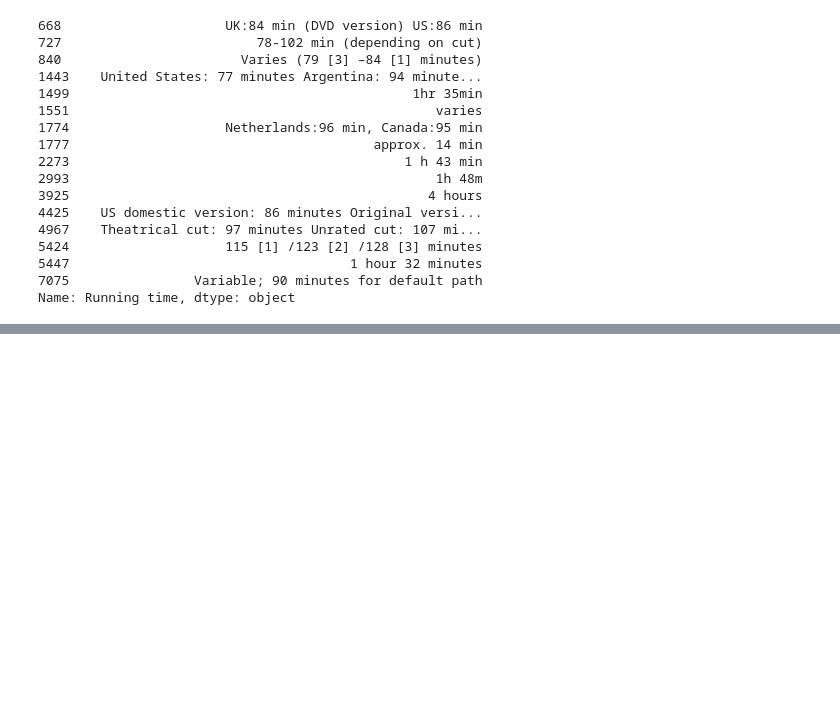
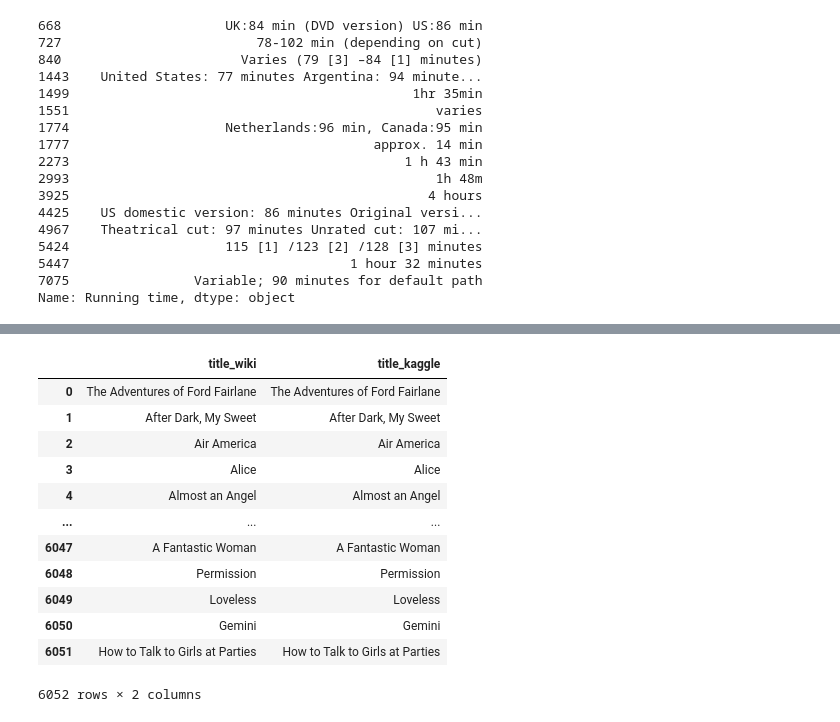
Before and after one commit to vrynerson/Movies-ETL, a Jupyter notebook: Movies ETL.ipynb, the cells around one changed output, grey strips where cells are left out. Cells and saved outputs as stored; diff of their text form; code cells hidden in the pictures; blank space fills up the shorter version.

```diff
--- a/Movies ETL.ipynb
+++ b/Movies ETL.ipynb
@@ -665,0 +739,8 @@ wiki_movies_df.drop('Running time', axis=1, inplace=True)
+# %%
+#convert data types for popularity, ID, budget using to_numeric()
+kaggle_metadata['budget'] = kaggle_metadata['budget'].astype(int)
+kaggle_metadata['id'] = pd.to_numeric(kaggle_metadata['id'], errors='raise')
+kaggle_metadata['popularity'] = pd.to_numeric(kaggle_metadata['popularity'], errors='raise')
+# %%
+#convert data type for release date
+kaggle_metadata['release_date'] = pd.to_datetime(kaggle_metadata['release_date'])
@@ -665,0 +796,3 @@ wiki_movies_df.drop('Running time', axis=1, inplace=True)
+# %%
+# join wiki data and kaggle data
+movies_df = pd.merge(wiki_movies_df, kaggle_metadata, on='imdb_id',suffixes=['_wiki','_kaggle'])
@@ -665,0 +825,17 @@ wiki_movies_df.drop('Running time', axis=1, inplace=True)
+# %%
+# merge titles
+movies_df[['title_wiki','title_kaggle']]
+# %% [output]
+|  | title_wiki | title_kaggle |
+| 0 | The Adventures of Ford Fairlane | The Adventures of Ford Fairlane |
+| 1 | After Dark, My Sweet | After Dark, My Sweet |
+| 2 | Air America | Air America |
+| 3 | Alice | Alice |
+| 4 | Almost an Angel | Almost an Angel |
+| ... | ... | ... |
+| 6047 | A Fantastic Woman | A Fantastic Woman |
+| 6048 | Permission | Permission |
+| 6049 | Loveless | Loveless |
+| 6050 | Gemini | Gemini |
+| 6051 | How to Talk to Girls at Parties | How to Talk to Girls at Parties |
+6052 rows × 2 columns
```
Also changed, not shown: parts of 21 cells of this notebook.
